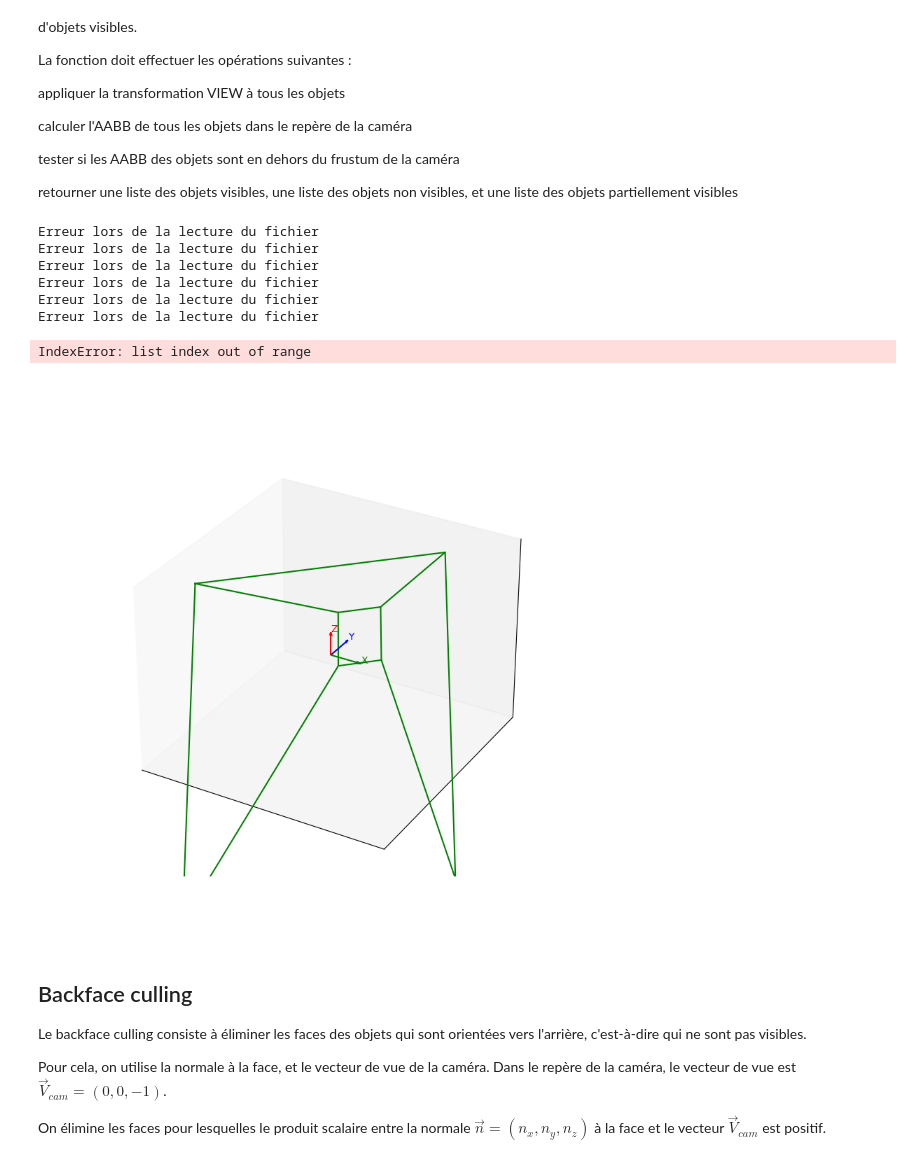
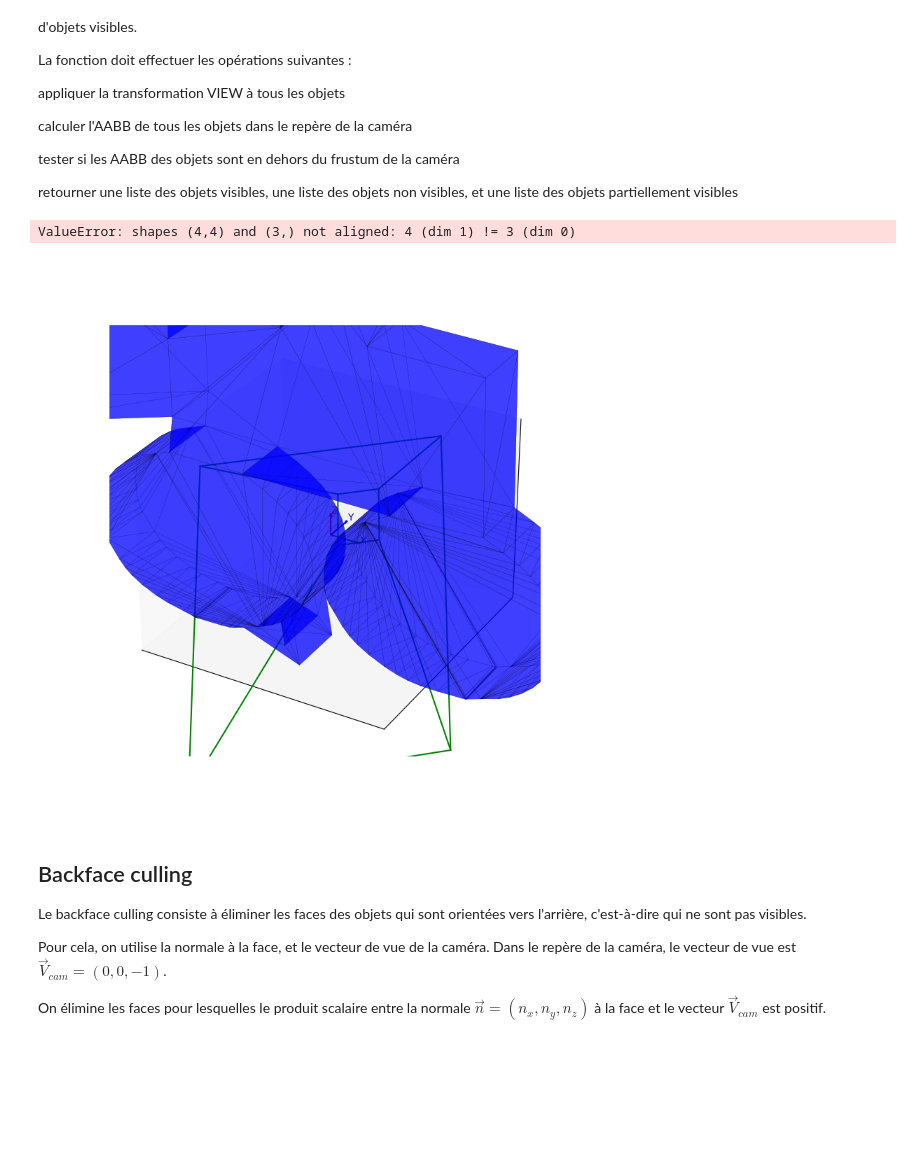
Before and after one commit to Nath9666/Synth-seImages, a Jupyter notebook: NoteBook/st2sim_culling.ipynb, the cells around one changed output. Cells and saved outputs as stored; diff of their text form; code cells hidden in the pictures; blank space fills up the shorter version.

```diff
--- a/NoteBook/st2sim_culling.ipynb
+++ b/NoteBook/st2sim_culling.ipynb
@@ -496,9 +461,46 @@ def frustum_culling(camera, objects):
+# %%
+def frustum_culling(camera, objects):
+    visible = []
+    invisible = []
+    partially_visible = []
+
+    for obj in objects:
+        # Appliquer la transformation MODEL-VIEW
+        transformed_vertices = [camera.model_view_transform(v) for v in obj.vertices]
+
+        # Calculer l'AABB dans le repère de la caméra
+        min_bb = [min(v[i] for v in transformed_vertices) for i in range(3)]
+        max_bb = [max(v[i] for v in transformed_vertices) for i in range(3)]
+
+        in_count = 0
+        out_count = 0
+
+        for plane in camera.plane_list():
+            d1 = plane.distance_to_point(min_bb)
+            d2 = plane.distance_to_point(max_bb)
+
+            if d1 > 0 and d2 > 0:
+                out_count += 1
+            elif d1 < 0 and d2 < 0:
+                pass  # Les deux points sont du même côté du plan mais à l'intérieur du frustum
+            else:
+                in_count += 1
+
+        if out_count == 0:
+            if in_count == len(camera.plane_list()):
+                visible.append(obj)
+            else:
+                partially_visible.append(obj)
+        else:
+            invisible.append(obj)
+
+    return visible, invisible, partially_visible
 # %%
 %matplotlib ipympl
 from rotation_euler import euler_rotate
 # ETAPE 1 : constitution de la scène
 # création de 5 objets, chacun avec une transformation MODEL différente
-meshfile = r'meshes/shark.obj'
+meshfile = r'./meshes/shark.obj'
 o1 = Object(meshfile)
 o2 = Object(meshfile)
 o3 = Object(meshfile)
@@ -602,41 +604,35 @@ mcam = camobj.getMPmesh(ax, color='blue')
 #display the frustum limis in green from frustum points
 # apply the camera model transformation to the frustum points
 near_points, far_points = camera.get_frustum_points()
 near_points = camera.M @ np.vstack([near_points.T, np.ones(4)])
 far_points = camera.M @ np.vstack([far_points.T, np.ones(4)])
 # draw the near and far planes
 near_points = near_points[:3,:].T
 far_points = far_points[:3,:].T
 # draw the rectangle from the 4 near points
 near_points = np.vstack([near_points, near_points[0]])
 far_points = np.vstack([far_points, far_points[0]])
 
 frustum_near, = ax.plot(near_points[:,0], near_points[:,1], near_points[:,2], 'g-')
 frustum_far, = ax.plot(far_points[:,0], far_points[:,1], far_points[:,2], 'g-')
 # draw the lines between near and far points
 frustum_lines = [ax.plot([near_points[i,0], far_points[i,0]], [near_points[i,1], far_points[i,1]], [near_points[i,2], far_points[i,2]], 'g-')[0] for i in range(4)]
 
 v,i,p = frustum_culling(camera, [o1, o2, o3, o4, o5])
 #creation des visualisations des objets
 for obj in v:
     obj.getMPmesh(ax, color='green')
 for obj in i:
     obj.getMPmesh(ax, color='red')
 for obj in p:
     obj.getMPmesh(ax, color='orange')
 
 
 plt.draw()
 plt.show()
 # %% [output]
-Erreur lors de la lecture du fichier
-Erreur lors de la lecture du fichier
-Erreur lors de la lecture du fichier
-Erreur lors de la lecture du fichier
-Erreur lors de la lecture du fichier
-Erreur lors de la lecture du fichier
+ValueError: shapes (4,4) and (3,) not aligned: 4 (dim 1) != 3 (dim 0)
-IndexError: list index out of range
-[figure, old version]
+[figure, new version]
 # %% [markdown]
 ## Backface culling
 
```
Also changed, not shown: parts of 11 cells of this notebook, 24 other files.
